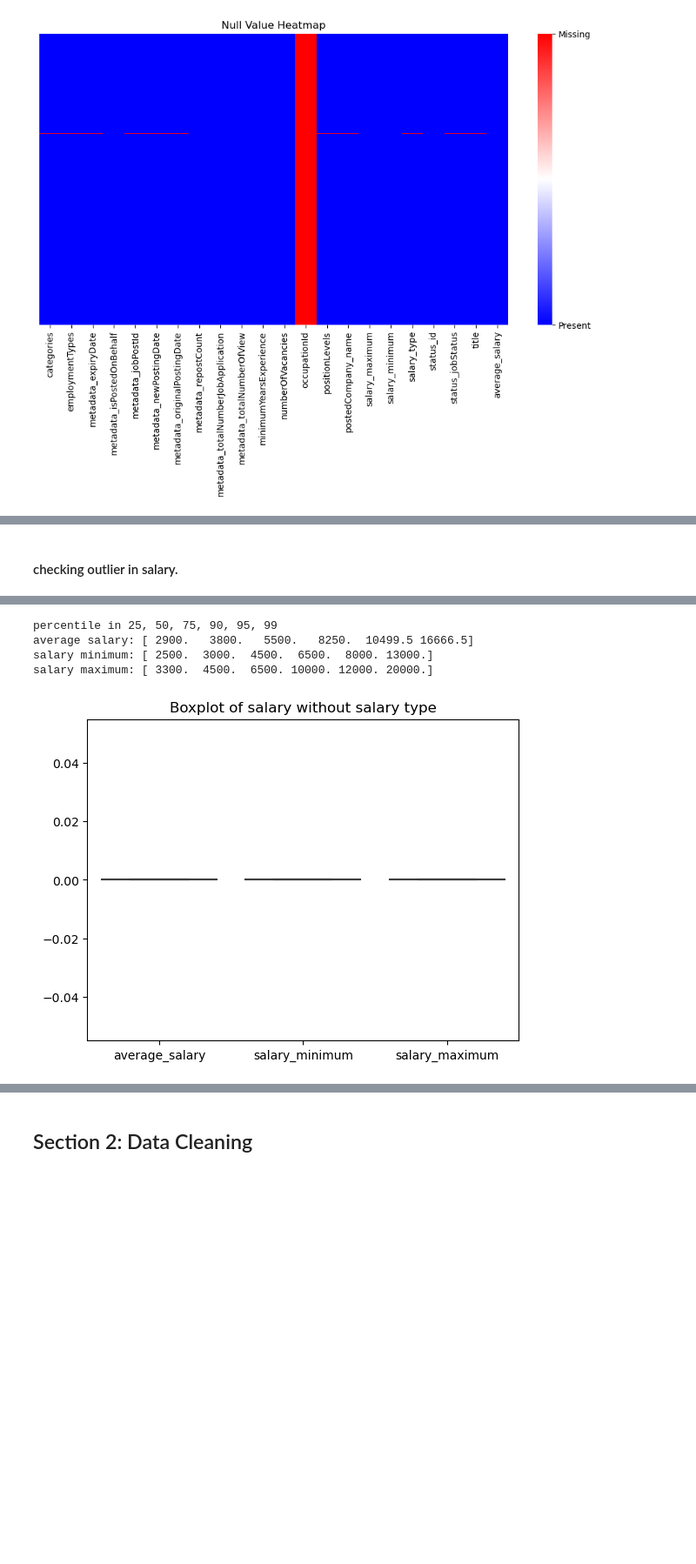
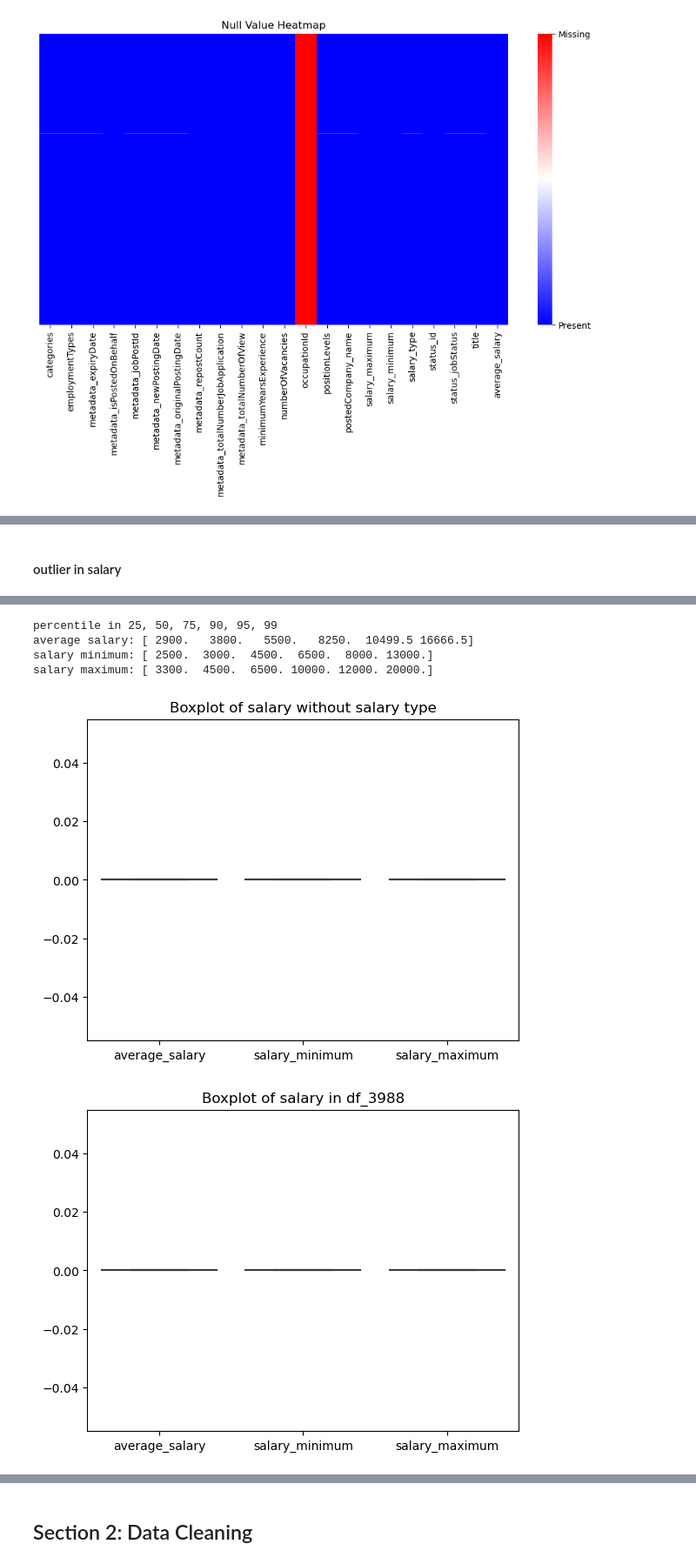
Before and after one commit to zeroonyx/6m-data-1-groupproject, a Jupyter notebook: personaD.ipynb, the cells around one changed output, grey strips where cells are left out. Shown at 87% size. Drawn from its saved outputs; the diff is of its cells as text; code cells hidden in the pictures; blank space fills up the shorter version.

```diff
--- a/personaD.ipynb
+++ b/personaD.ipynb
@@ -191,28 +185,34 @@ dtype: int64
 # %% [markdown]
-#### checking outlier in salary.
+#### outlier in salary
 # %%
 sns.boxplot(df[['average_salary', 'salary_minimum', 'salary_maximum']])
 plt.title('Boxplot of Salary Columns')
 plt.ticklabel_format(style='plain', axis='y')
 plt.show()
 
 print ('percentile in 25, 50, 75, 90, 95, 99')
 print (f'average salary: {np.percentile(df["average_salary"], [25, 50, 75, 90, 95, 99])}')
 print (f'salary minimum: {np.percentile(df["salary_minimum"], [25, 50, 75, 90, 95, 99])}')
 print (f'salary maximum: {np.percentile(df["salary_maximum"], [25, 50, 75, 90, 95, 99])}')
 
 
 df_null_salary_type = df[df['salary_type'].isna()]
 
 sns.boxplot(df_null_salary_type[['average_salary', 'salary_minimum', 'salary_maximum']])
 plt.title('Boxplot of salary without salary type')
 plt.ticklabel_format(style='plain', axis='y')
 plt.show()
+
+sns.boxplot(df_3988[['average_salary', 'salary_minimum', 'salary_maximum']])
+plt.title('Boxplot of salary in df_3988')
+plt.ticklabel_format(style='plain', axis='y')
+plt.show()
 # %% [output]
 [figure]
 percentile in 25, 50, 75, 90, 95, 99
 average salary: [ 2900.   3800.   5500.   8250.  10499.5 16666.5]
 salary minimum: [ 2500.  3000.  4500.  6500.  8000. 13000.]
 salary maximum: [ 3300.  4500.  6500. 10000. 12000. 20000.]
 [figure]
+[figure, added]
 # %%
```
Also changed, not shown: parts of 59 cells of this notebook, 1 other file.
